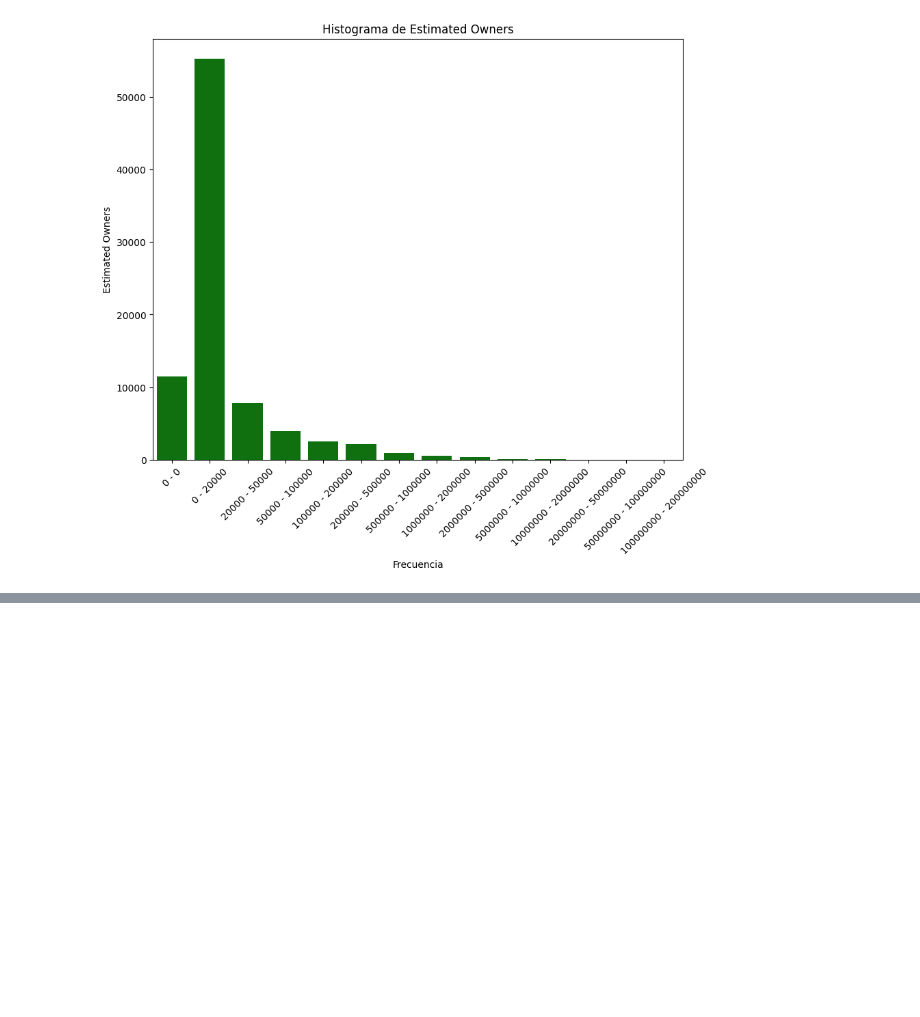
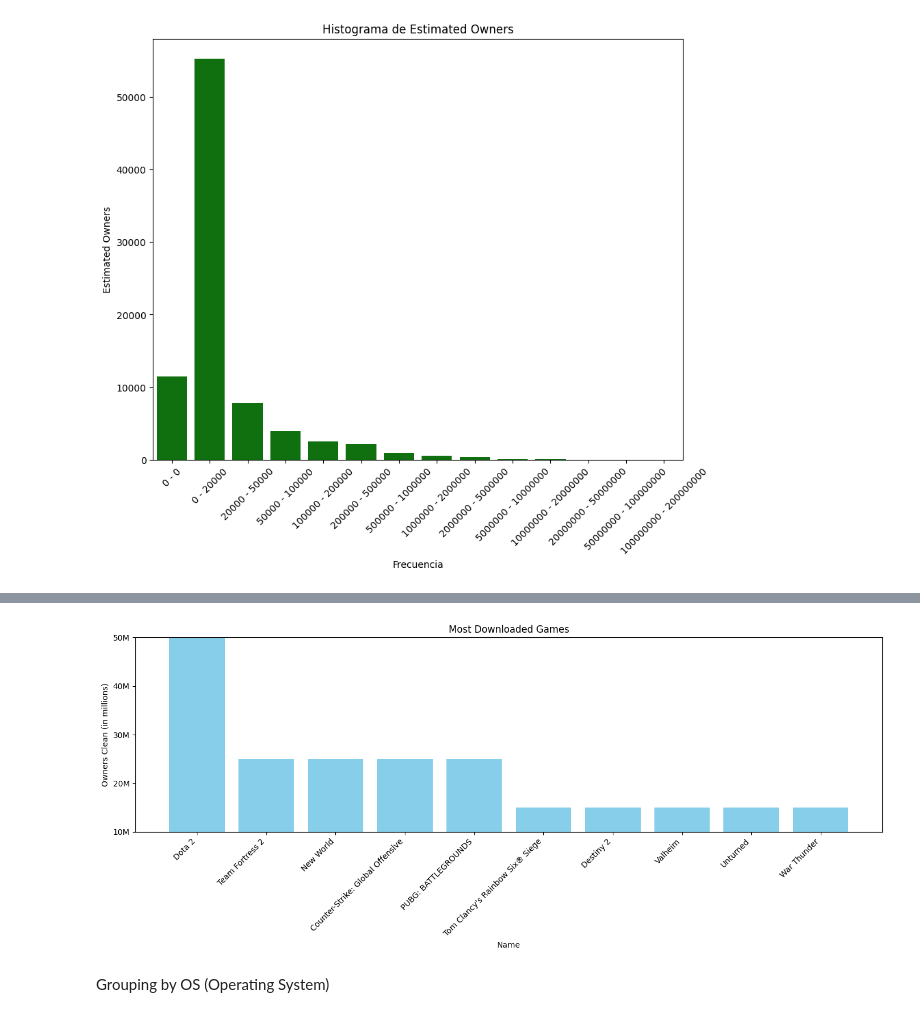
Before and after one commit to SamuelEscalante/SteamGames_Repository, a Jupyter notebook: notebooks/EDA/raw_eda.ipynb, the cells around one changed output, grey strips where cells are left out. Cells and saved outputs as stored; diff of their text form; code cells hidden in the pictures; blank space fills up the shorter version.

Commit message:
add graphs

```diff
--- a/notebooks/EDA/raw_eda.ipynb
+++ b/notebooks/EDA/raw_eda.ipynb
@@ -154,2 +182,0 @@ Imputacion About the Game
-# %%
-games['AboutTheGame'].fillna('', inplace=True)
@@ -169,4 +185,2 @@ Conocer la cantidad de idiomas que se pueden utilizar en el juego
-# %%
-games['NumSupportedLanguages'] = games['SupportedLanguages'].apply(lambda x: len(x.split(', ')))
 # %%
 games['SupportedLanguages']
@@ -390,0 +410,6 @@ plt.show()
+# %%
+# Suponiendo que games es tu DataFrame
+columns_to_drop = ['OwnersClean']
+
+# Verifica si las columnas existen antes de intentar eliminarlas
+games.drop(columns=columns_to_drop, errors='ignore', inplace=True)
@@ -390,0 +435,9 @@ plt.show()
+# %%
+# Grouping by game name, aggregating the cleaned ownership values, sorting, and selecting top 10
+most_downloaded_games = (
+    games.groupby("Name")
+    .agg({"OwnersClean": "sum"})
+    .reset_index()
+    .sort_values("OwnersClean", ascending=False)
+    .head(10)
+)
@@ -390,0 +459,28 @@ plt.show()
+# %%
+# Llenar los valores nulos en la columna 'Name' sin usar inplace=True
+most_downloaded_games['Name'] = most_downloaded_games['Name'].fillna('')
+
+# Ordenar el DataFrame por la columna 'owners clean' para obtener una mejor visualización
+games_sorted = most_downloaded_games.sort_values(by='OwnersClean', ascending=False)
+
+# Filtrar los juegos con Owners Clean entre 10M y 50M
+filtered_games = games_sorted[(games_sorted['OwnersClean'] >= 10_000_000) & (games_sorted['OwnersClean'] <= 50_000_000)]
+
+# Crear un gráfico de barras
+plt.figure(figsize=(14, 6))
+bars = plt.bar(filtered_games['Name'], filtered_games['OwnersClean'], color='skyblue')
+plt.title('Most Downloaded Games')
+plt.xlabel('Name')
+plt.ylabel('Owners Clean (in millions)')
+
+# Ajustar la escala del eje y y agregar la letra 'M' a las etiquetas
+plt.ylim(10_000_000, 50_000_000)  # Establecer límites del eje y
+plt.yticks([10_000_000, 20_000_000, 30_000_000, 40_000_000, 50_000_000], ['10M', '20M', '30M', '40M', '50M'])
+
+plt.xticks(rotation=45, ha='right')
+plt.tight_layout()
+plt.show()
+# %% [output]
+[figure, added]
+# %% [markdown]
+Grouping by OS (Operating System)
```
Also changed, not shown: parts of 45 cells of this notebook, 2 other files.
